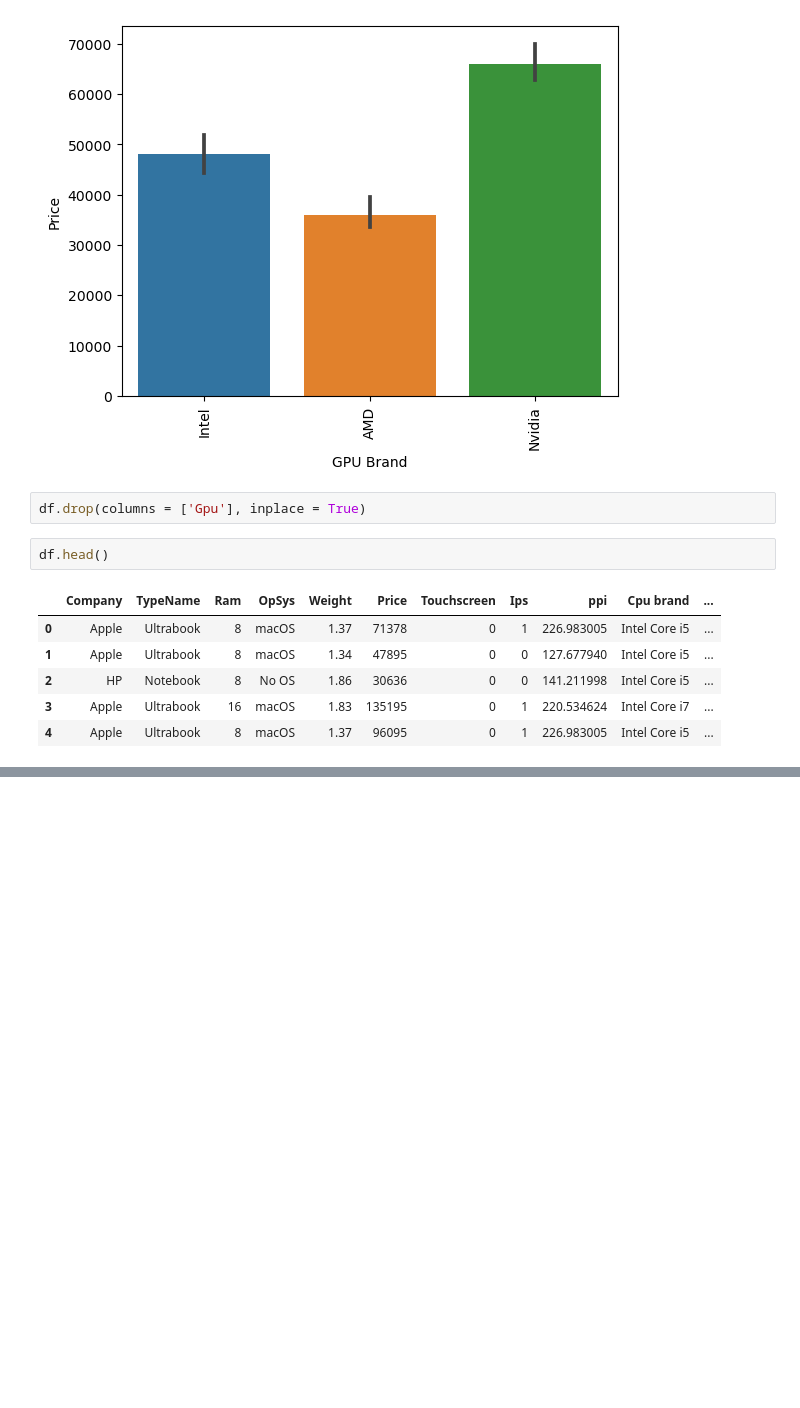
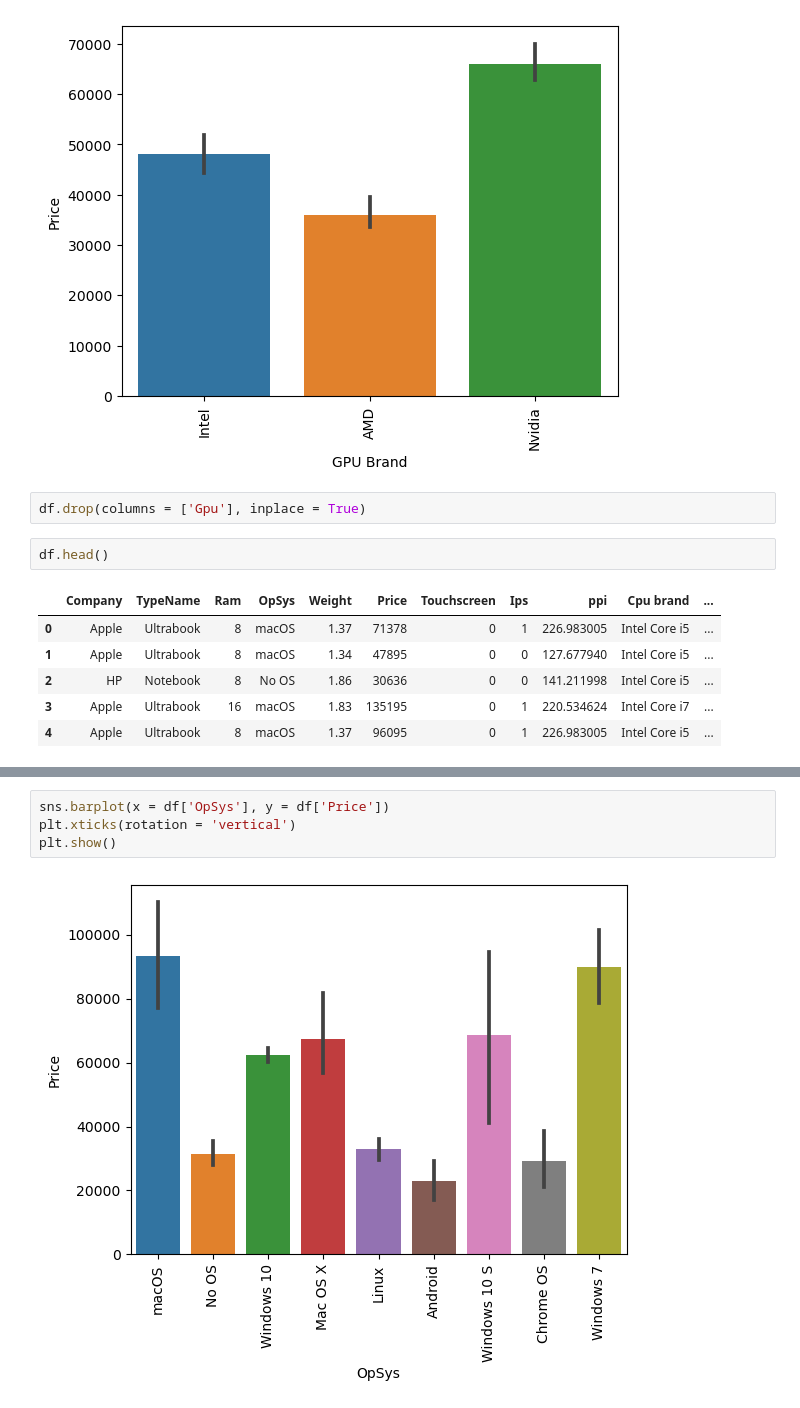
Before and after one commit to ApurbaKumarMajumder/Machine_Learning_Projects, a Jupyter notebook: Laptop_price_Predictor/notebook.ipynb, the cells around one changed output, grey strips where cells are left out. Cells and saved outputs as stored; diff of their text form; blank space fills up the shorter version.

```diff
--- a/Laptop_price_Predictor/notebook.ipynb
+++ b/Laptop_price_Predictor/notebook.ipynb
@@ -615,0 +629,6 @@ df.head()
+# %%
+sns.barplot(x = df['OpSys'], y = df['Price'])
+plt.xticks(rotation = 'vertical')
+plt.show()
+# %% [output]
+[figure, added]
```
Also changed, not shown: parts of 4 cells of this notebook.
